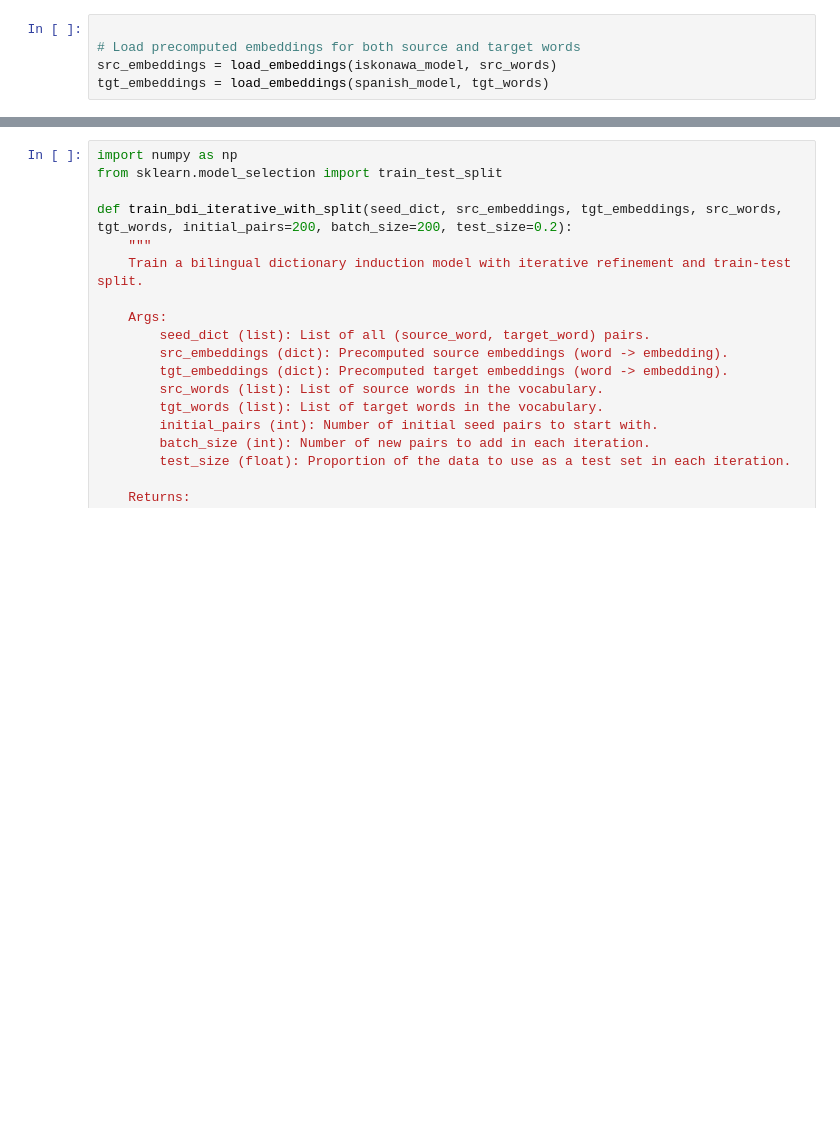
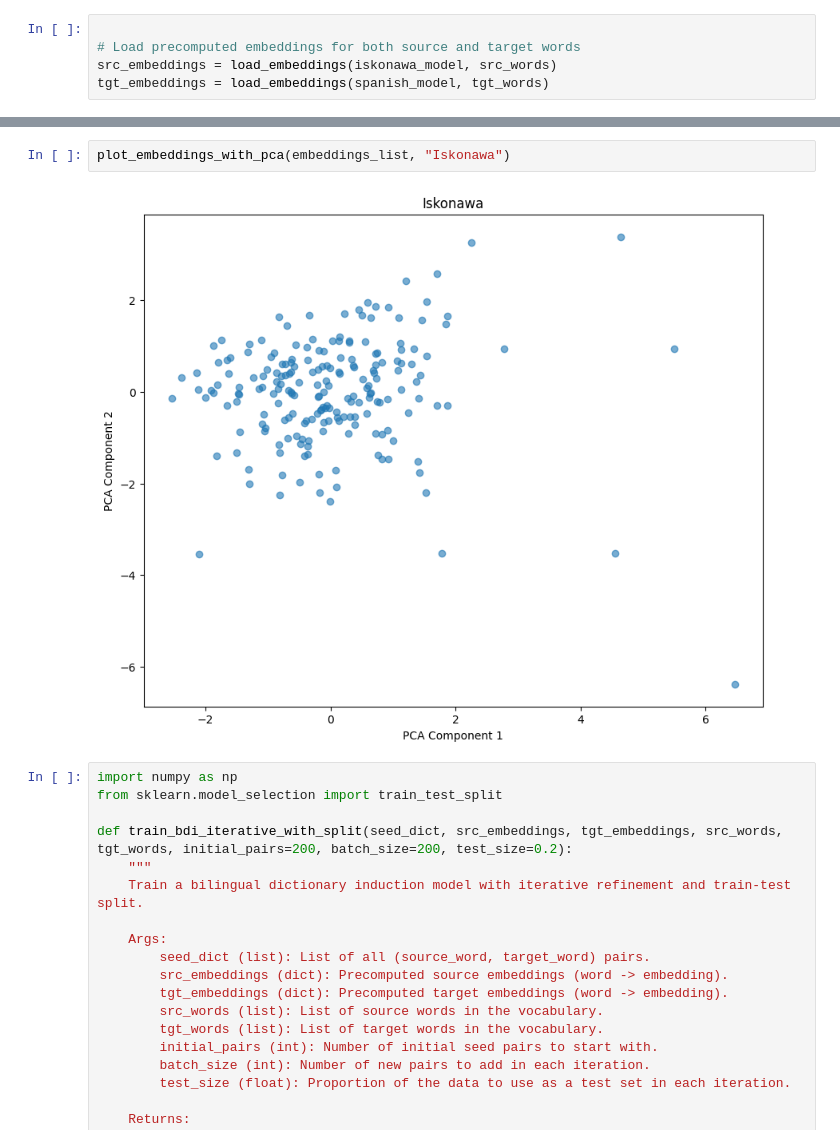
Before and after one commit to amyyy09/langmodel-iskonawa, a Jupyter notebook: O3/bdi/bdi.ipynb, the cells around one changed output, grey strips where cells are left out. Saved outputs shown, nothing was run; the diff lists cells and outputs as text; blank space fills up the shorter version.

```diff
--- a/O3/bdi/bdi.ipynb
+++ b/O3/bdi/bdi.ipynb
@@ -315,3 +440,7 @@ tgt_embeddings = load_embeddings(spanish_model, tgt_words)
+# %%
+plot_embeddings_with_pca(embeddings_list, "Iskonawa")
+# %% [output]
+[figure, added]
 # %%
 import numpy as np
 from sklearn.model_selection import train_test_split
```
Also changed, not shown: parts of 14 cells of this notebook.
